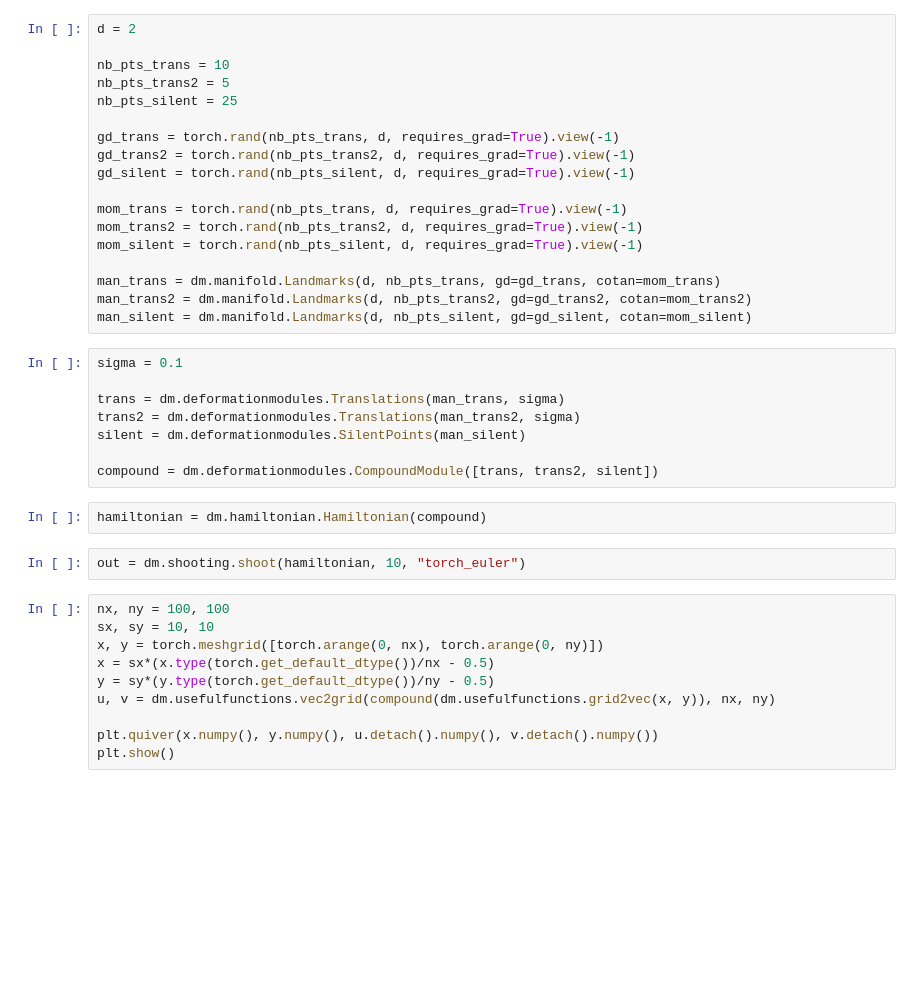
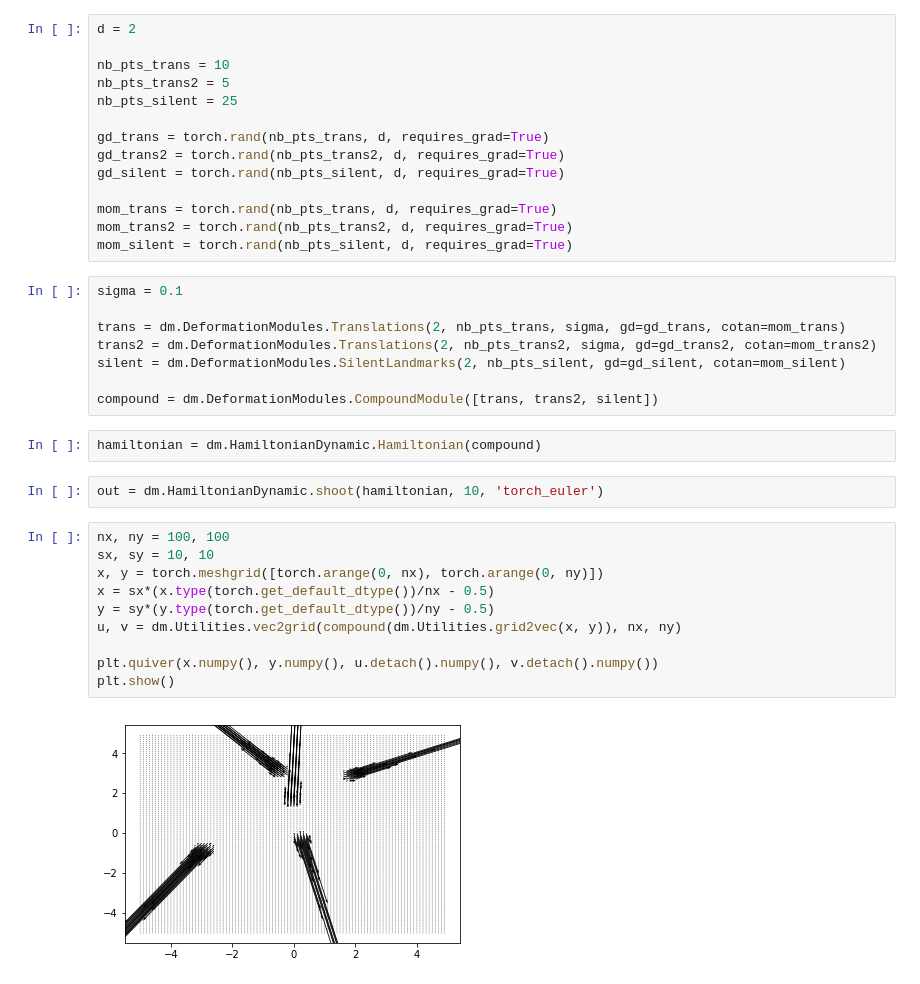
Before and after one commit to imodal/imodal, a Jupyter notebook: script/torch/simple_compound.ipynb, the cells around one changed output. Saved outputs shown, nothing was run; the diff lists cells and outputs as text; blank space fills up the shorter version.

```diff
--- a/script/torch/simple_compound.ipynb
+++ b/script/torch/simple_compound.ipynb
@@ -22,36 +21,34 @@ nb_pts_trans = 10
 nb_pts_trans2 = 5
 nb_pts_silent = 25
 
-gd_trans = torch.rand(nb_pts_trans, d, requires_grad=True).view(-1)
-gd_trans2 = torch.rand(nb_pts_trans2, d, requires_grad=True).view(-1)
-gd_silent = torch.rand(nb_pts_silent, d, requires_grad=True).view(-1)
+gd_trans = torch.rand(nb_pts_trans, d, requires_grad=True)
+gd_trans2 = torch.rand(nb_pts_trans2, d, requires_grad=True)
+gd_silent = torch.rand(nb_pts_silent, d, requires_grad=True)
 
-mom_trans = torch.rand(nb_pts_trans, d, requires_grad=True).view(-1)
-mom_trans2 = torch.rand(nb_pts_trans2, d, requires_grad=True).view(-1)
-mom_silent = torch.rand(nb_pts_silent, d, requires_grad=True).view(-1)
-
-man_trans = dm.manifold.Landmarks(d, nb_pts_trans, gd=gd_trans, cotan=mom_trans)
-man_trans2 = dm.manifold.Landmarks(d, nb_pts_trans2, gd=gd_trans2, cotan=mom_trans2)
-man_silent = dm.manifold.Landmarks(d, nb_pts_silent, gd=gd_silent, cotan=mom_silent)
+mom_trans = torch.rand(nb_pts_trans, d, requires_grad=True)
+mom_trans2 = torch.rand(nb_pts_trans2, d, requires_grad=True)
+mom_silent = torch.rand(nb_pts_silent, d, requires_grad=True)
 # %%
 sigma = 0.1
 
-trans = dm.deformationmodules.Translations(man_trans, sigma)
-trans2 = dm.deformationmodules.Translations(man_trans2, sigma)
-silent = dm.deformationmodules.SilentPoints(man_silent)
+trans = dm.DeformationModules.Translations(2, nb_pts_trans, sigma, gd=gd_trans, cotan=mom_trans)
+trans2 = dm.DeformationModules.Translations(2, nb_pts_trans2, sigma, gd=gd_trans2, cotan=mom_trans2)
+silent = dm.DeformationModules.SilentLandmarks(2, nb_pts_silent, gd=gd_silent, cotan=mom_silent)
 
-compound = dm.deformationmodules.CompoundModule([trans, trans2, silent])
+compound = dm.DeformationModules.CompoundModule([trans, trans2, silent])
 # %%
-hamiltonian = dm.hamiltonian.Hamiltonian(compound)
+hamiltonian = dm.HamiltonianDynamic.Hamiltonian(compound)
 # %%
-out = dm.shooting.shoot(hamiltonian, 10, "torch_euler")
+out = dm.HamiltonianDynamic.shoot(hamiltonian, 10, 'torch_euler')
 # %%
 nx, ny = 100, 100
 sx, sy = 10, 10
 x, y = torch.meshgrid([torch.arange(0, nx), torch.arange(0, ny)])
 x = sx*(x.type(torch.get_default_dtype())/nx - 0.5)
 y = sy*(y.type(torch.get_default_dtype())/ny - 0.5)
-u, v = dm.usefulfunctions.vec2grid(compound(dm.usefulfunctions.grid2vec(x, y)), nx, ny)
+u, v = dm.Utilities.vec2grid(compound(dm.Utilities.grid2vec(x, y)), nx, ny)
 
 plt.quiver(x.numpy(), y.numpy(), u.detach().numpy(), v.detach().numpy())
 plt.show()
+# %% [output]
+[figure, added]
```
Also changed, not shown: parts of 1 cell of this notebook, 11 other files.
